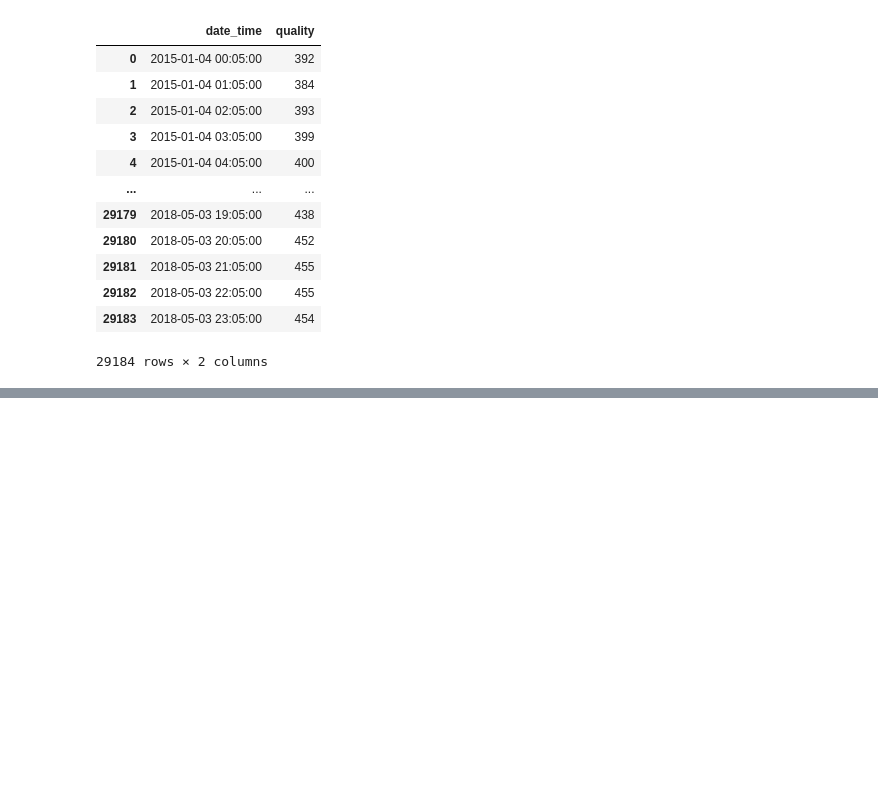
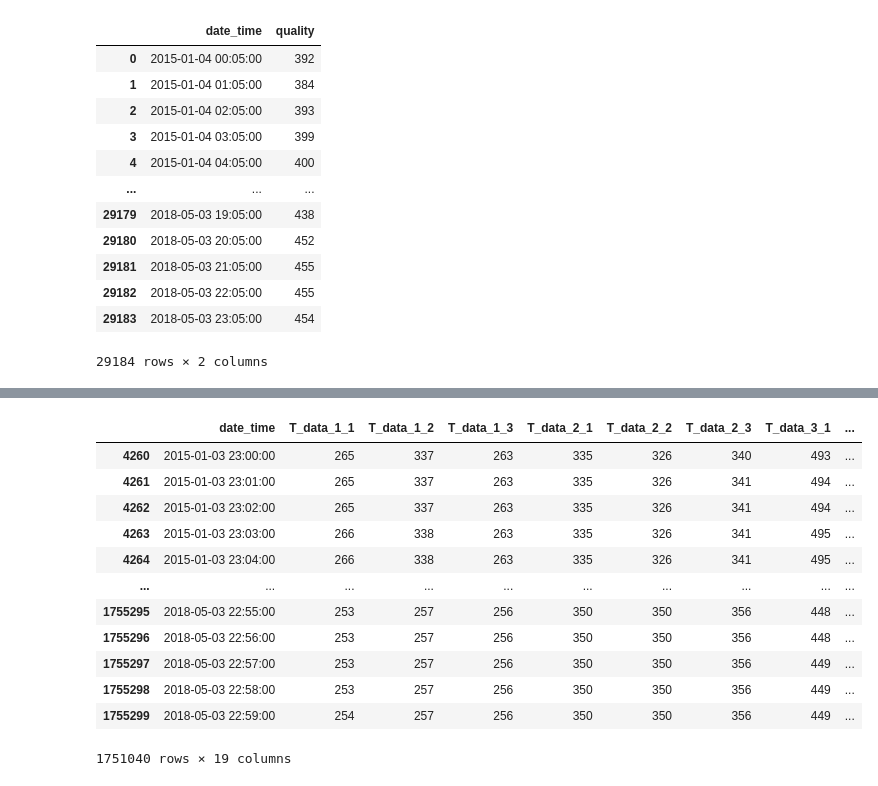
Before and after one commit to changyeon99/5th_K-Digital, a Jupyter notebook: helloworld.ipynb, the cells around one changed output, grey strips where cells are left out. Drawn from its saved outputs; the diff is of its cells as text; code cells hidden in the pictures; blank space fills up the shorter version.

```diff
--- a/helloworld.ipynb
+++ b/helloworld.ipynb
@@ -65,0 +109,18 @@ data_X
+# %%
+data_X["date_time"] = pd.to_datetime(data_X["date_time"])
+data_X["date_hour"] = data_X["date_time"].apply(lambda x: x.strftime("%Y-%m-%d-%H"))
+data_X
+# %% [output]
+|  | date_time | T_data_1_1 | T_data_1_2 | T_data_1_3 | T_data_2_1 | T_data_2_2 | T_data_2_3 | T_data_3_1 | ... |
+| 4260 | 2015-01-03 23:00:00 | 265 | 337 | 263 | 335 | 326 | 340 | 493 | ... |
+| 4261 | 2015-01-03 23:01:00 | 265 | 337 | 263 | 335 | 326 | 341 | 494 | ... |
+| 4262 | 2015-01-03 23:02:00 | 265 | 337 | 263 | 335 | 326 | 341 | 494 | ... |
+| 4263 | 2015-01-03 23:03:00 | 266 | 338 | 263 | 335 | 326 | 341 | 495 | ... |
+| 4264 | 2015-01-03 23:04:00 | 266 | 338 | 263 | 335 | 326 | 341 | 495 | ... |
+| ... | ... | ... | ... | ... | ... | ... | ... | ... | ... |
+| 1755295 | 2018-05-03 22:55:00 | 253 | 257 | 256 | 350 | 350 | 356 | 448 | ... |
+| 1755296 | 2018-05-03 22:56:00 | 253 | 257 | 256 | 350 | 350 | 356 | 448 | ... |
+| 1755297 | 2018-05-03 22:57:00 | 253 | 257 | 256 | 350 | 350 | 356 | 449 | ... |
+| 1755298 | 2018-05-03 22:58:00 | 253 | 257 | 256 | 350 | 350 | 356 | 449 | ... |
+| 1755299 | 2018-05-03 22:59:00 | 254 | 257 | 256 | 350 | 350 | 356 | 449 | ... |
+1751040 rows × 19 columns
```
Also changed, not shown: parts of 15 cells of this notebook.
